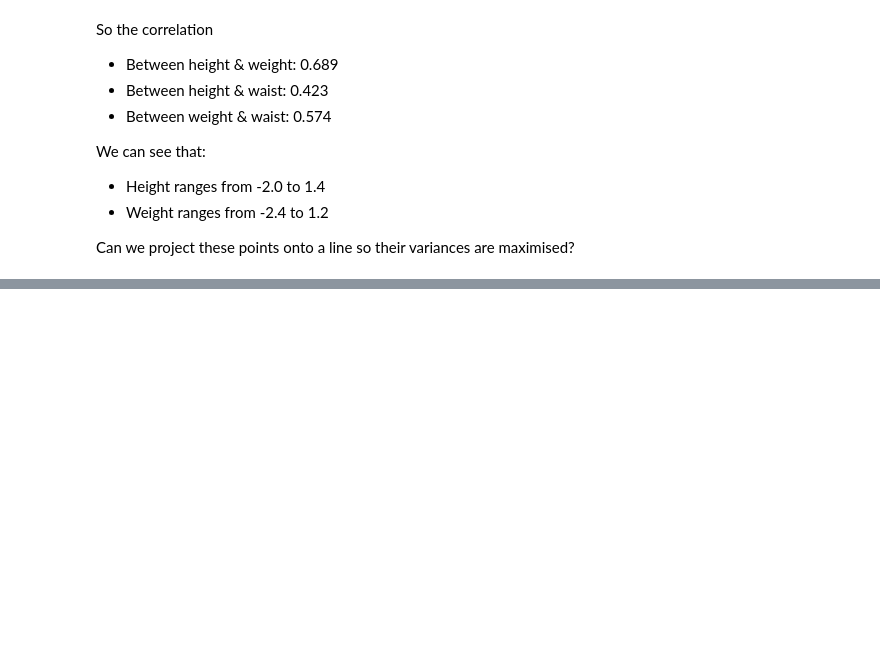
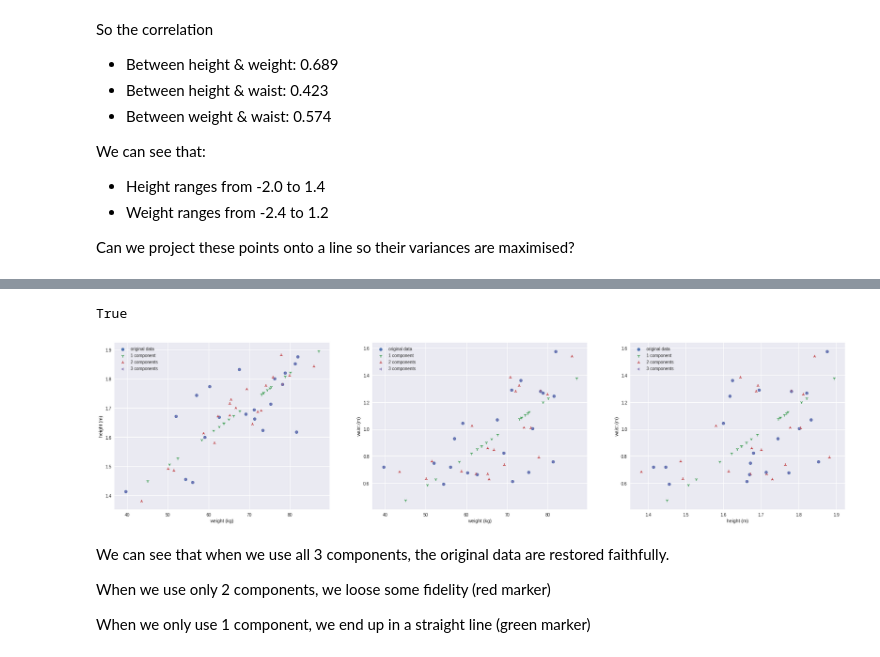
Before and after one commit to aunz/ds, a Jupyter notebook: pca.ipynb, the cells around one changed output, grey strips where cells are left out. Cells and saved outputs as stored; diff of their text form; code cells hidden in the pictures; blank space fills up the shorter version.

```diff
--- a/pca.ipynb
+++ b/pca.ipynb
@@ -236,3 +343,41 @@ array([[ 0.2015324 ,  0.06269588, -0.05425056,  0.07492579, -0.09835244,
+# %%
+A = [None] * 4
+A[0] = np.array([height, weight, waist]).T # original data
+
+from sklearn.preprocessing import StandardScaler
+scaler = StandardScaler()
+pca = PCA()
+P = pca.fit_transform(scaler.fit_transform(A[0]))
+
+A[3] = scaler.inverse_transform(np.dot(P, pca.components_)) # get back the original data using all 3 components
+print(np.allclose(A[0], A[3])) # and they are close
+
+A[2] = scaler.inverse_transform(np.dot(P[:,:2], pca.components_[:2])) # using 2 components
+A[1] = scaler.inverse_transform(np.dot(P[:,:1], pca.components_[:1])) # using 1 component
+
+_, axs = plt.subplots(1, 3, figsize=(30, 7))
+labels = ['original data', '1 component', '2 components', '3 components']
+for i in range(4):
+    marker=str(i) if i else 'o'
+    axs[0].scatter(A[i].T[1], A[i].T[0], marker=marker, label=labels[i])
+    axs[0].set_xlabel('weight (kg)')
+    axs[0].set_ylabel('height (m)')
+    axs[1].scatter(A[i].T[1], A[i].T[2], marker=marker, label=labels[i])
+    axs[1].set_xlabel('weight (kg)')
+    axs[1].set_ylabel('waist (m)')
+    axs[2].scatter(A[i].T[0], A[i].T[2], marker=marker, label=labels[i])
+    axs[2].set_xlabel('height (m)')
+    axs[2].set_ylabel('waist (m)')
+for i in range(3): axs[i].legend()
+# %% [output]
+True
+[figure, added]
+# %% [markdown]
+We can see that when we use all 3 components, the original data are restored faithfully.
+
+When we use only 2 components, we loose some fidelity (red marker)
+
+When we only use 1 component, we end up in a straight line (green marker)
 # %%
 # data = pd.read_csv('data_nutrition.csv')
 # data_sub = data[data.Shrt_Desc.str.contains(r'(?i)apple|banana|cherr|melon|peanut|broco|potato|coconut|orange|tomato|walnut|almond|avocado|cucumber|kiwi|carrot', regex=True)]
```
Also changed, not shown: parts of 15 cells of this notebook.
